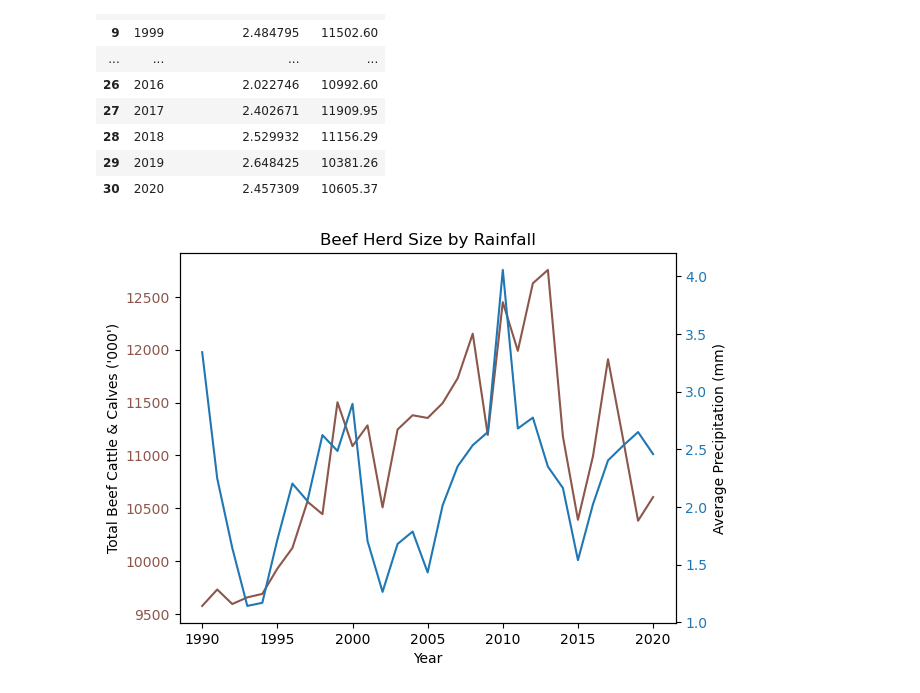
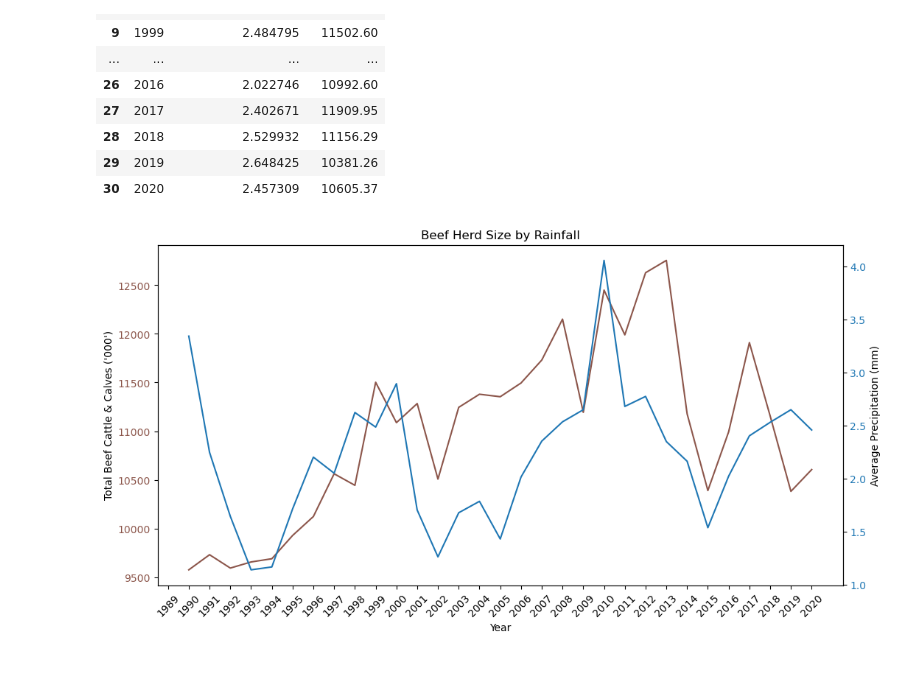
Before and after one commit to tpisel/flood-analysis, a Jupyter notebook: question_anna.ipynb, the cells around one changed output. Cells and saved outputs as stored; diff of their text form; code cells hidden in the pictures.

```diff
--- a/question_anna.ipynb
+++ b/question_anna.ipynb
@@ -348,28 +353,29 @@ all_herd_vs_rain
 # %%
 rain_x_values = all_herd_vs_rain["Year"]
 rain_y_values_1 = all_herd_vs_rain["Herd Size"]
 rain_y_values_2 = all_herd_vs_rain["precipitation_sum"]
 
 
-fig1, ax1 = plt.subplots()
+fig1, ax1 = plt.subplots(figsize=(12,6))
+plt.xticks(np.arange(min(x_values), max(x_values)+1, 1.0), rotation=45)
 
 ax1.set_xlabel("Year")
 ax1.set_ylabel("Total Beef Cattle & Calves ('000')")
 ax1.plot(rain_x_values, rain_y_values_1, color="tab:brown")
 ax1.tick_params(axis="y", labelcolor="tab:brown")
 
 ax2 = ax1.twinx()
 
 ax2.set_ylabel("Average Precipitation (mm)")
 ax2.plot(rain_x_values, rain_y_values_2, color="tab:blue")
 ax2.tick_params(axis="y", labelcolor="tab:blue")
 
 plt.title("Beef Herd Size by Rainfall")
 
-# plt.xticks(np.arange(min(x_values), max(x_values)+1, 1.0), rotation=45)
-plt.savefig("../Anna Outputs/BRB-TWV-RCH-AYR_rain.png")
+
+plt.savefig("Anna Outputs/BRB-TWV-RCH-AYR_rain.png")
 
 fig.tight_layout()
 plt.show()
 # %% [output]
-[figure, old version]
+[figure, new version]
```
Also changed, not shown: parts of 2 cells of this notebook, 3 other files.
